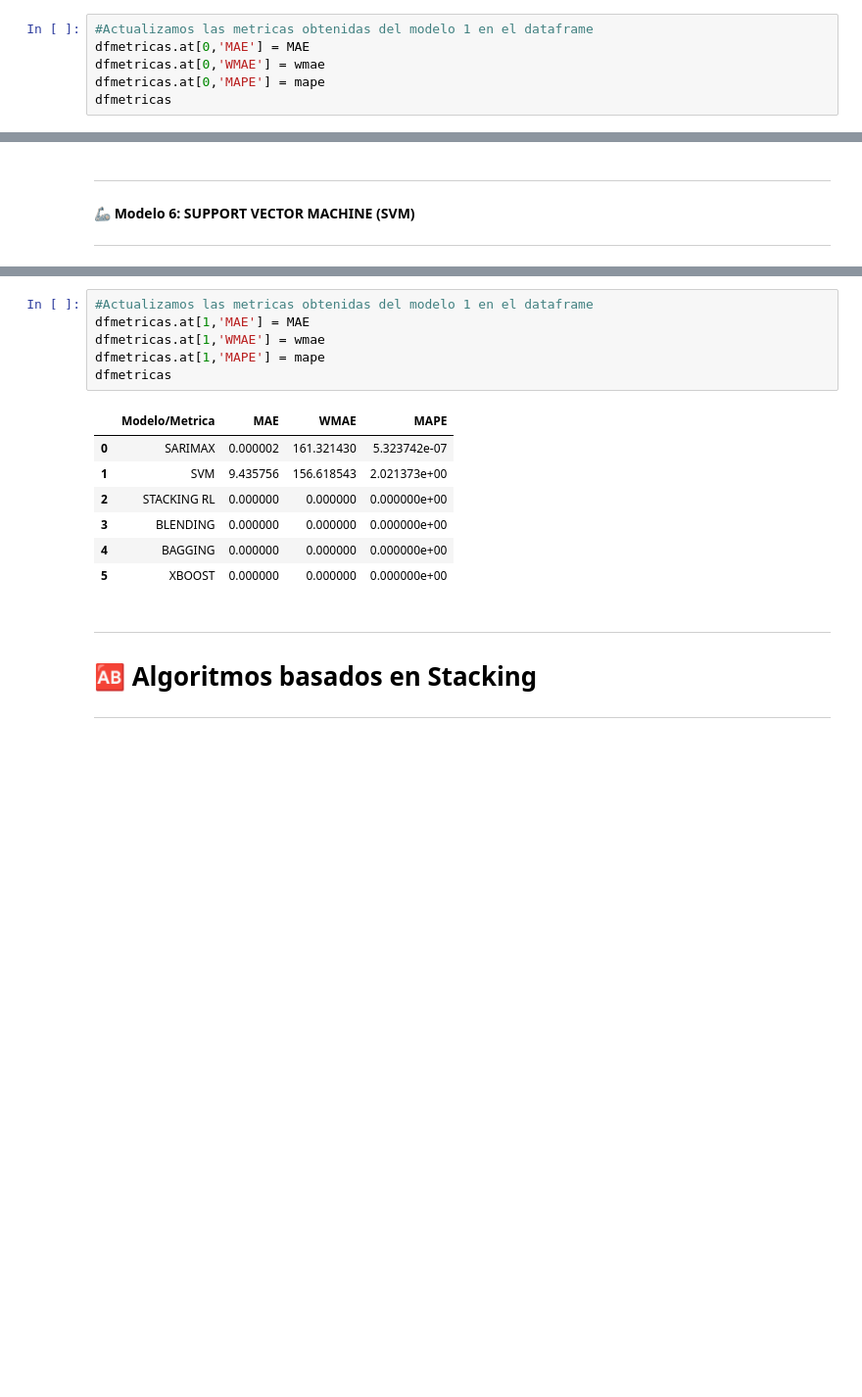
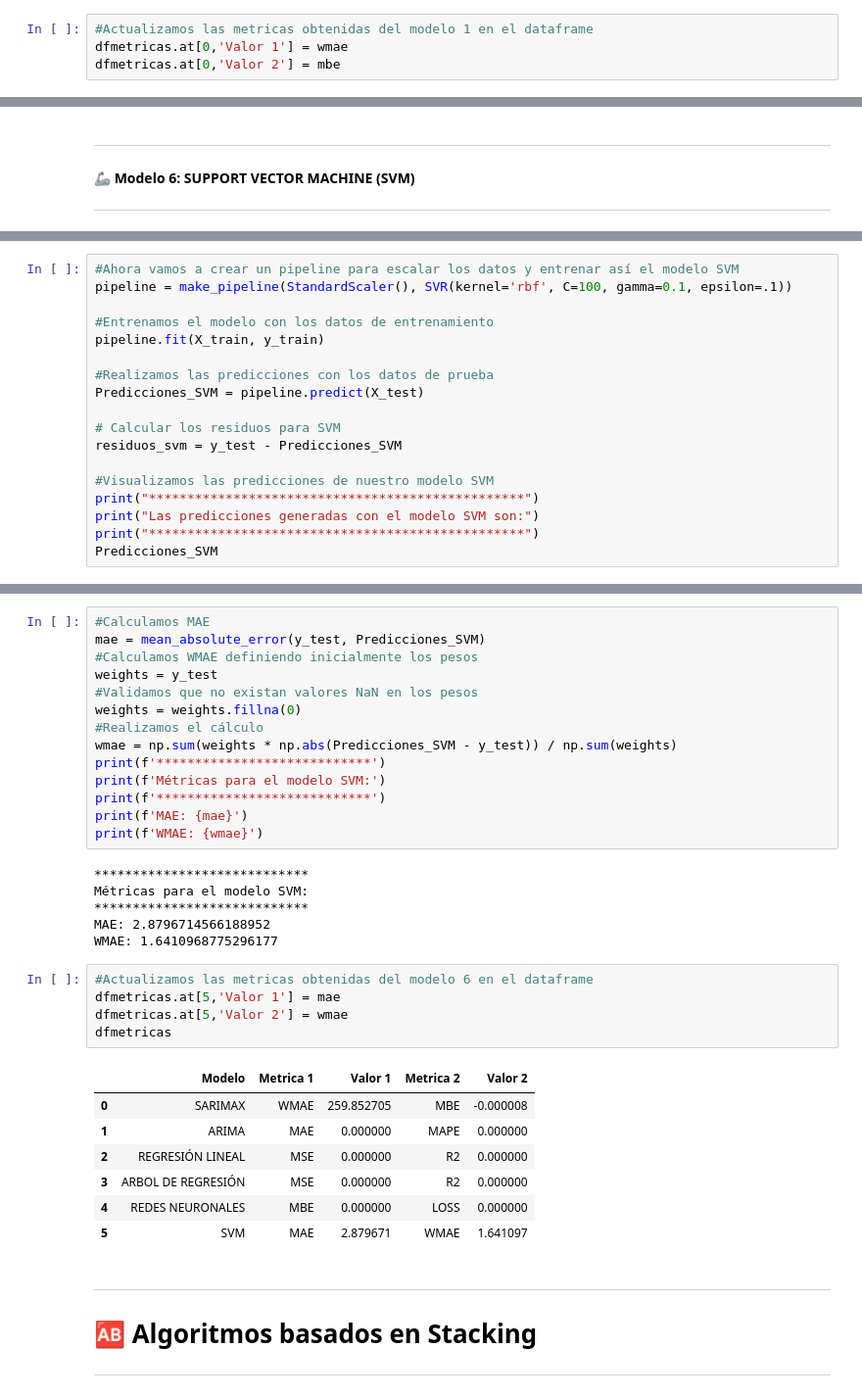
Before and after one commit to A01793509/Equipo_44, a Jupyter notebook: Avance5_44.ipynb, the cells around one changed output, grey strips where cells are left out. Shown at 98% size. Cells and saved outputs as stored; diff of their text form; blank space fills up the shorter version.

```diff
--- a/Avance5_44.ipynb
+++ b/Avance5_44.ipynb
@@ -401,6 +455,4 @@ MAPE: 5.323741545116491e-07
 # %%
 #Actualizamos las metricas obtenidas del modelo 1 en el dataframe
-dfmetricas.at[0,'MAE'] = MAE
-dfmetricas.at[0,'WMAE'] = wmae
-dfmetricas.at[0,'MAPE'] = mape
-dfmetricas
+dfmetricas.at[0,'Valor 1'] = wmae
+dfmetricas.at[0,'Valor 2'] = mbe
@@ -471,0 +477,18 @@ Las predicciones generadas con el modelo SVM son:
+# %%
+#Ahora vamos a crear un pipeline para escalar los datos y entrenar así el modelo SVM
+pipeline = make_pipeline(StandardScaler(), SVR(kernel='rbf', C=100, gamma=0.1, epsilon=.1))
+
+#Entrenamos el modelo con los datos de entrenamiento
+pipeline.fit(X_train, y_train)
+
+#Realizamos las predicciones con los datos de prueba
+Predicciones_SVM = pipeline.predict(X_test)
+
+# Calcular los residuos para SVM
+residuos_svm = y_test - Predicciones_SVM
+
+#Visualizamos las predicciones de nuestro modelo SVM
+print("*************************************************")
+print("Las predicciones generadas con el modelo SVM son:")
+print("*************************************************")
+Predicciones_SVM
@@ -506,17 +539,36 @@ MAPE: 2.021373471587611
+# %%
+#Calculamos MAE
+mae = mean_absolute_error(y_test, Predicciones_SVM)
+#Calculamos WMAE definiendo inicialmente los pesos
+weights = y_test
+#Validamos que no existan valores NaN en los pesos
+weights = weights.fillna(0)
+#Realizamos el cálculo
+wmae = np.sum(weights * np.abs(Predicciones_SVM - y_test)) / np.sum(weights)
+print(f'****************************')
+print(f'Métricas para el modelo SVM:')
+print(f'****************************')
+print(f'MAE: {mae}')
+print(f'WMAE: {wmae}')
+# %% [output]
+****************************
+Métricas para el modelo SVM:
+****************************
+MAE: 2.8796714566188952
+WMAE: 1.6410968775296177
 # %%
-#Actualizamos las metricas obtenidas del modelo 1 en el dataframe
-dfmetricas.at[1,'MAE'] = MAE
-dfmetricas.at[1,'WMAE'] = wmae
-dfmetricas.at[1,'MAPE'] = mape
+#Actualizamos las metricas obtenidas del modelo 6 en el dataframe
+dfmetricas.at[5,'Valor 1'] = mae
+dfmetricas.at[5,'Valor 2'] = wmae
 dfmetricas
 # %% [output]
-|  | Modelo/Metrica | MAE | WMAE | MAPE |
-| 0 | SARIMAX | 0.000002 | 161.321430 | 5.323742e-07 |
-| 1 | SVM | 9.435756 | 156.618543 | 2.021373e+00 |
-| 2 | STACKING RL | 0.000000 | 0.000000 | 0.000000e+00 |
-| 3 | BLENDING | 0.000000 | 0.000000 | 0.000000e+00 |
-| 4 | BAGGING | 0.000000 | 0.000000 | 0.000000e+00 |
-| 5 | XBOOST | 0.000000 | 0.000000 | 0.000000e+00 |
+|  | Modelo | Metrica 1 | Valor 1 | Metrica 2 | Valor 2 |
+| 0 | SARIMAX | WMAE | 259.852705 | MBE | -0.000008 |
+| 1 | ARIMA | MAE | 0.000000 | MAPE | 0.000000 |
+| 2 | REGRESIÓN LINEAL | MSE | 0.000000 | R2 | 0.000000 |
+| 3 | ARBOL DE REGRESIÓN | MSE | 0.000000 | R2 | 0.000000 |
+| 4 | REDES NEURONALES | MBE | 0.000000 | LOSS | 0.000000 |
+| 5 | SVM | MAE | 2.879671 | WMAE | 1.641097 |
 # %% [markdown]
 
 ---
```
Also changed, not shown: parts of 74 cells of this notebook.
